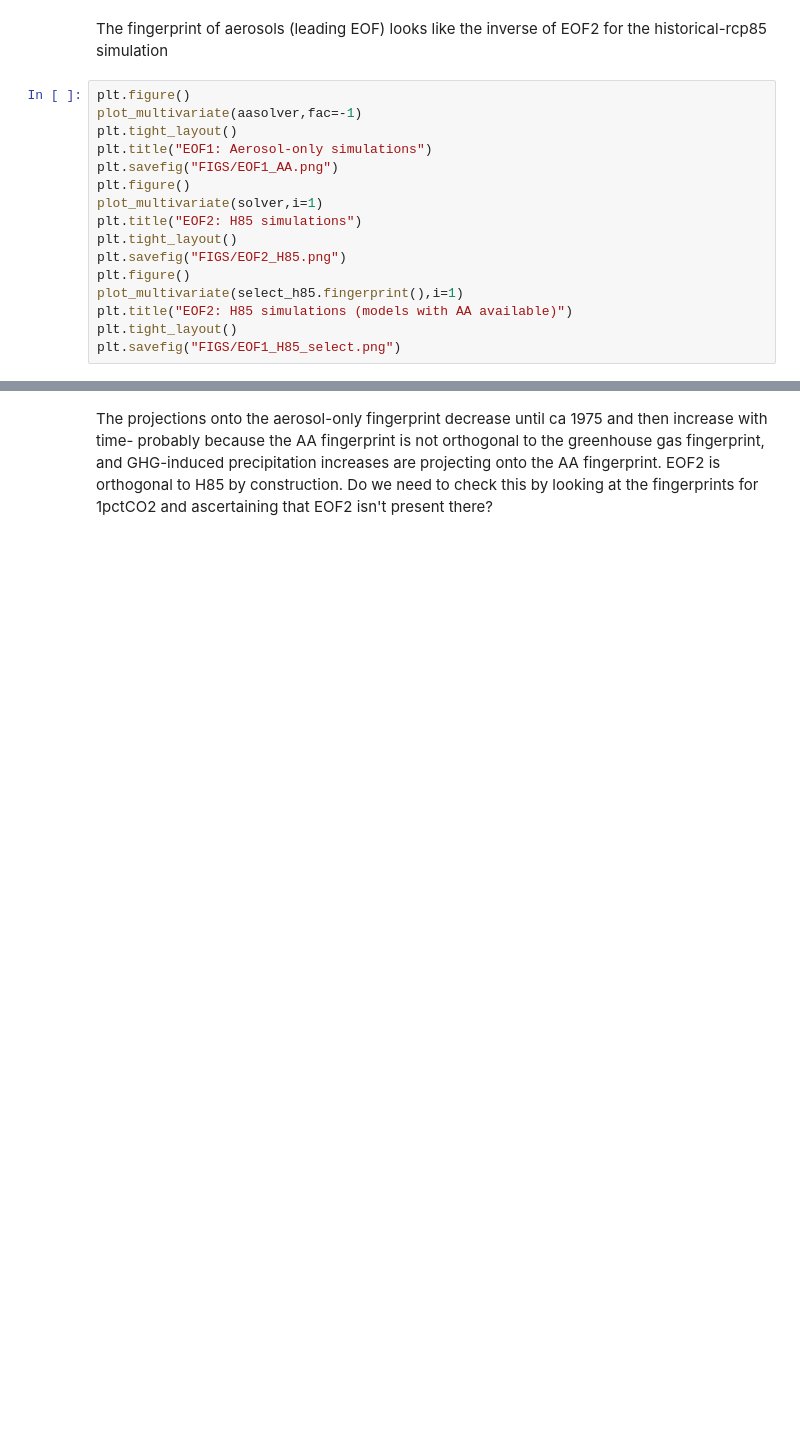
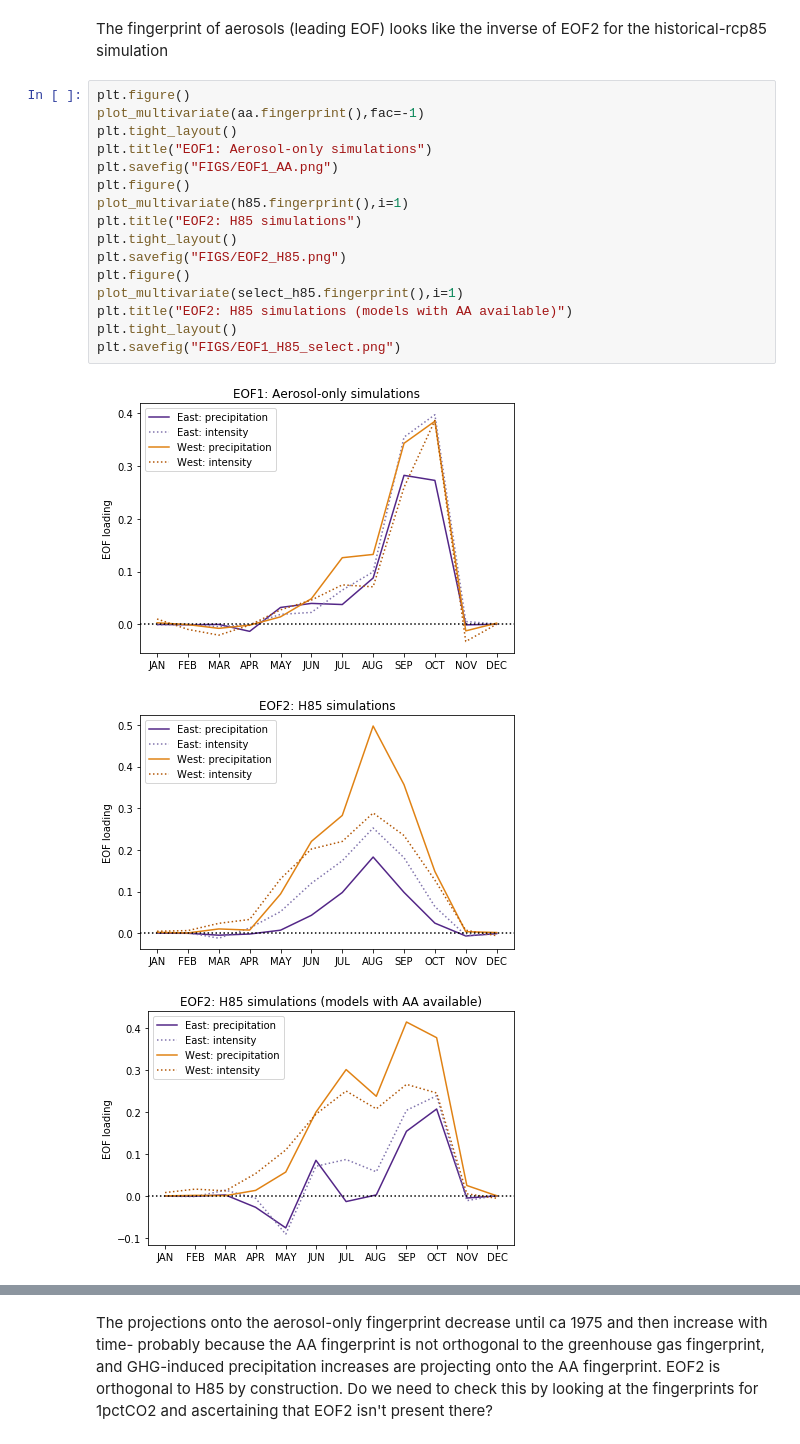
Before and after one commit to katemarvel/Sahel_Code, a Jupyter notebook: SahelFingerprinting.ipynb, the cells around one changed output, grey strips where cells are left out. Saved outputs shown, nothing was run; the diff lists cells and outputs as text; blank space fills up the shorter version.

```diff
--- a/SahelFingerprinting.ipynb
+++ b/SahelFingerprinting.ipynb
@@ -224,20 +238,24 @@ plt.savefig("FIGS/EOF1_H85.png")
 The fingerprint of aerosols (leading EOF) looks like the inverse of EOF2 for the historical-rcp85 simulation
 # %%
 plt.figure()
-plot_multivariate(aasolver,fac=-1)
+plot_multivariate(aa.fingerprint(),fac=-1)
 plt.tight_layout()
 plt.title("EOF1: Aerosol-only simulations")
 plt.savefig("FIGS/EOF1_AA.png")
 plt.figure()
-plot_multivariate(solver,i=1)
+plot_multivariate(h85.fingerprint(),i=1)
 plt.title("EOF2: H85 simulations")
 plt.tight_layout()
 plt.savefig("FIGS/EOF2_H85.png")
 plt.figure()
 plot_multivariate(select_h85.fingerprint(),i=1)
 plt.title("EOF2: H85 simulations (models with AA available)")
 plt.tight_layout()
 plt.savefig("FIGS/EOF1_H85_select.png")
+# %% [output]
+[figure, added]
+[figure, added]
+[figure, added]
 # %%
 Plotting.time_plot(h85.fingerprint().pcs()[:,0],label="PC1: H85",c=cm.Greys(.9))
 Plotting.time_plot(h85.fingerprint().pcs()[:,1],label="PC2: H85",c=cm.Greys(.4))
```
Also changed, not shown: parts of 17 cells of this notebook.
